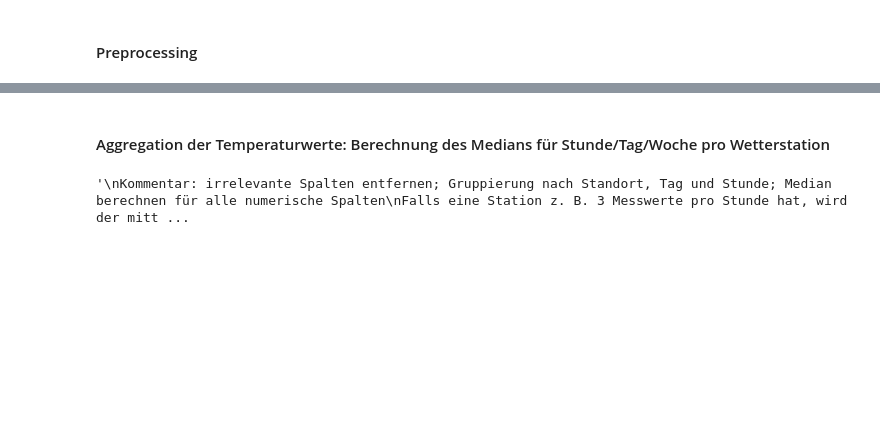
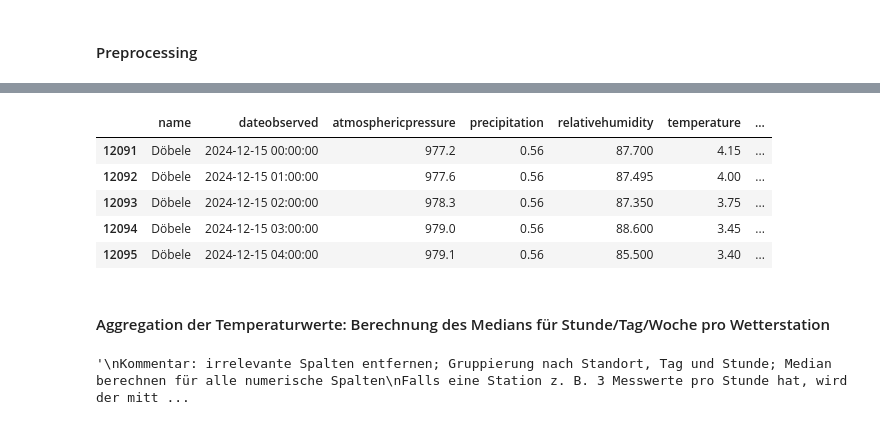
Before and after one commit to sgc-kn/dashboards, a Jupyter notebook: maites_notebooks/wetterstationen_glimpse.ipynb, the cells around one changed output, grey strips where cells are left out. Saved outputs shown, nothing was run; the diff lists cells and outputs as text; code cells hidden in the pictures; blank space fills up the shorter version.

```diff
--- a/maites_notebooks/wetterstationen_glimpse.ipynb
+++ b/maites_notebooks/wetterstationen_glimpse.ipynb
@@ -40,0 +54,13 @@ ws['entity_id'] = ws['entity_id'].str.replace("urn:ngsi-ld:WeatherObserved:", ""
+# %%
+#hab das preprocessing hier jetzt vereinfacht
+ws_richard['dateobserved'] = pd.to_datetime(ws_richard['dateobserved'].str.split('[.+]', n=1).str[0])
+
+ws_richard['date'] = ws_richard['dateobserved'].dt.date
+ws_richard['time'] = ws_richard['dateobserved'].dt.time
+ws_richard['hour'] = ws_richard['dateobserved'].dt.hour
+ws_richard['week_of_year'] = ws_richard['dateobserved'].dt.isocalendar().week
+
+ws_richard['entity_id'] = ws_richard['entity_id'].str.replace("urn:ngsi-ld:WeatherObserved:", "", regex=True)
+# %%
+ws_richard.set_index('dateobserved', inplace=True)
+ws_richard = ws_richard.groupby('name').resample('60min').median(numeric_only=True).reset_index()
@@ -41,3 +176,13 @@ ws['entity_id'] = ws['entity_id'].str.replace("urn:ngsi-ld:WeatherObserved:", ""
+# %%
+#eintrag fehlt
+ws_richard[(ws_richard['name'] == 'Döbele') & (ws_richard['dateobserved'].dt.date == pd.to_datetime('2024-12-15').date())]
+# %% [output]
+|  | name | dateobserved | atmosphericpressure | precipitation | relativehumidity | temperature | ... |
+| 12091 | Döbele | 2024-12-15 00:00:00 | 977.2 | 0.56 | 87.700 | 4.15 | ... |
+| 12092 | Döbele | 2024-12-15 01:00:00 | 977.6 | 0.56 | 87.495 | 4.00 | ... |
+| 12093 | Döbele | 2024-12-15 02:00:00 | 978.3 | 0.56 | 87.350 | 3.75 | ... |
+| 12094 | Döbele | 2024-12-15 03:00:00 | 979.0 | 0.56 | 88.600 | 3.45 | ... |
+| 12095 | Döbele | 2024-12-15 04:00:00 | 979.1 | 0.56 | 85.500 | 3.40 | ... |
 # %% [markdown]
 #### Aggregation der Temperaturwerte: Berechnung des Medians für Stunde/Tag/Woche pro Wetterstation
 # %%
```
Also changed, not shown: parts of 21 cells of this notebook.
